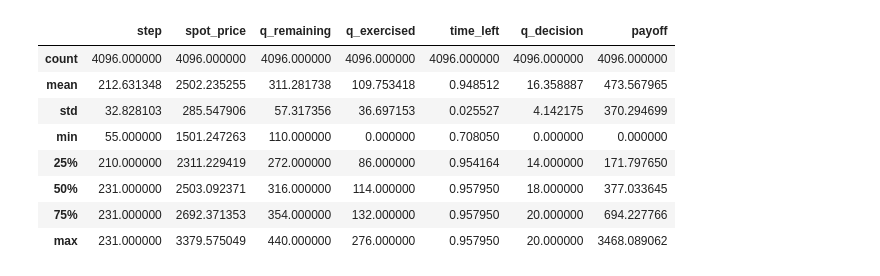
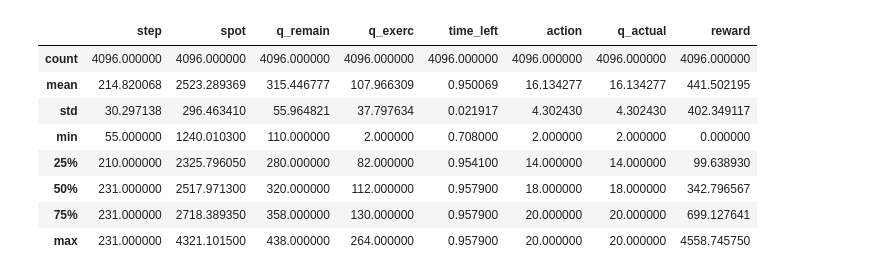
Before and after one commit to ithakis/DRL-Swing-Options, a Jupyter notebook: Jupyter Notebooks/Validation.ipynb, the cells around one changed output. Drawn from its saved outputs; the diff is of its cells as text; code cells hidden in the pictures.

Commit message:
- LSM price is now correct - good logs - good performance

```diff
--- a/Jupyter Notebooks/Validation.ipynb
+++ b/Jupyter Notebooks/Validation.ipynb
@@ -38,15 +54,15 @@ plt.show()
 # %%
-lsm.groupby('path_idx').sum().describe()
+lsm.groupby('episode_idx').sum().describe()
 # %% [output]
-|  | step | spot_price | q_remaining | q_exercised | time_left | q_decision | payoff |
-| count | 4096.000000 | 4096.000000 | 4096.000000 | 4096.000000 | 4096.000000 | 4096.000000 | 4096.000000 |
-| mean | 212.631348 | 2502.235255 | 311.281738 | 109.753418 | 0.948512 | 16.358887 | 473.567965 |
-| std | 32.828103 | 285.547906 | 57.317356 | 36.697153 | 0.025527 | 4.142175 | 370.294699 |
-| min | 55.000000 | 1501.247263 | 110.000000 | 0.000000 | 0.708050 | 0.000000 | 0.000000 |
-| 25% | 210.000000 | 2311.229419 | 272.000000 | 86.000000 | 0.954164 | 14.000000 | 171.797650 |
-| 50% | 231.000000 | 2503.092371 | 316.000000 | 114.000000 | 0.957950 | 18.000000 | 377.033645 |
-| 75% | 231.000000 | 2692.371353 | 354.000000 | 132.000000 | 0.957950 | 20.000000 | 694.227766 |
-| max | 231.000000 | 3379.575049 | 440.000000 | 276.000000 | 0.957950 | 20.000000 | 3468.089062 |
+|  | step | spot | q_remain | q_exerc | time_left | action | q_actual | reward |
+| count | 4096.000000 | 4096.000000 | 4096.000000 | 4096.000000 | 4096.000000 | 4096.000000 | 4096.000000 | 4096.000000 |
+| mean | 214.820068 | 2523.289369 | 315.446777 | 107.966309 | 0.950069 | 16.134277 | 16.134277 | 441.502195 |
+| std | 30.297138 | 296.463410 | 55.964821 | 37.797634 | 0.021917 | 4.302430 | 4.302430 | 402.349117 |
+| min | 55.000000 | 1240.010300 | 110.000000 | 2.000000 | 0.708000 | 2.000000 | 2.000000 | 0.000000 |
+| 25% | 210.000000 | 2325.796050 | 280.000000 | 82.000000 | 0.954100 | 14.000000 | 14.000000 | 99.638930 |
+| 50% | 231.000000 | 2517.971300 | 320.000000 | 112.000000 | 0.957900 | 18.000000 | 18.000000 | 342.796567 |
+| 75% | 231.000000 | 2718.389350 | 358.000000 | 130.000000 | 0.957900 | 20.000000 | 20.000000 | 699.127641 |
+| max | 231.000000 | 4321.101500 | 438.000000 | 264.000000 | 0.957900 | 20.000000 | 20.000000 | 4558.745750 |
 # %%
 rl.groupby('episode_idx').sum().describe()
 # %% [output]
```
Also changed, not shown: parts of 3 cells of this notebook, 5 other files.
